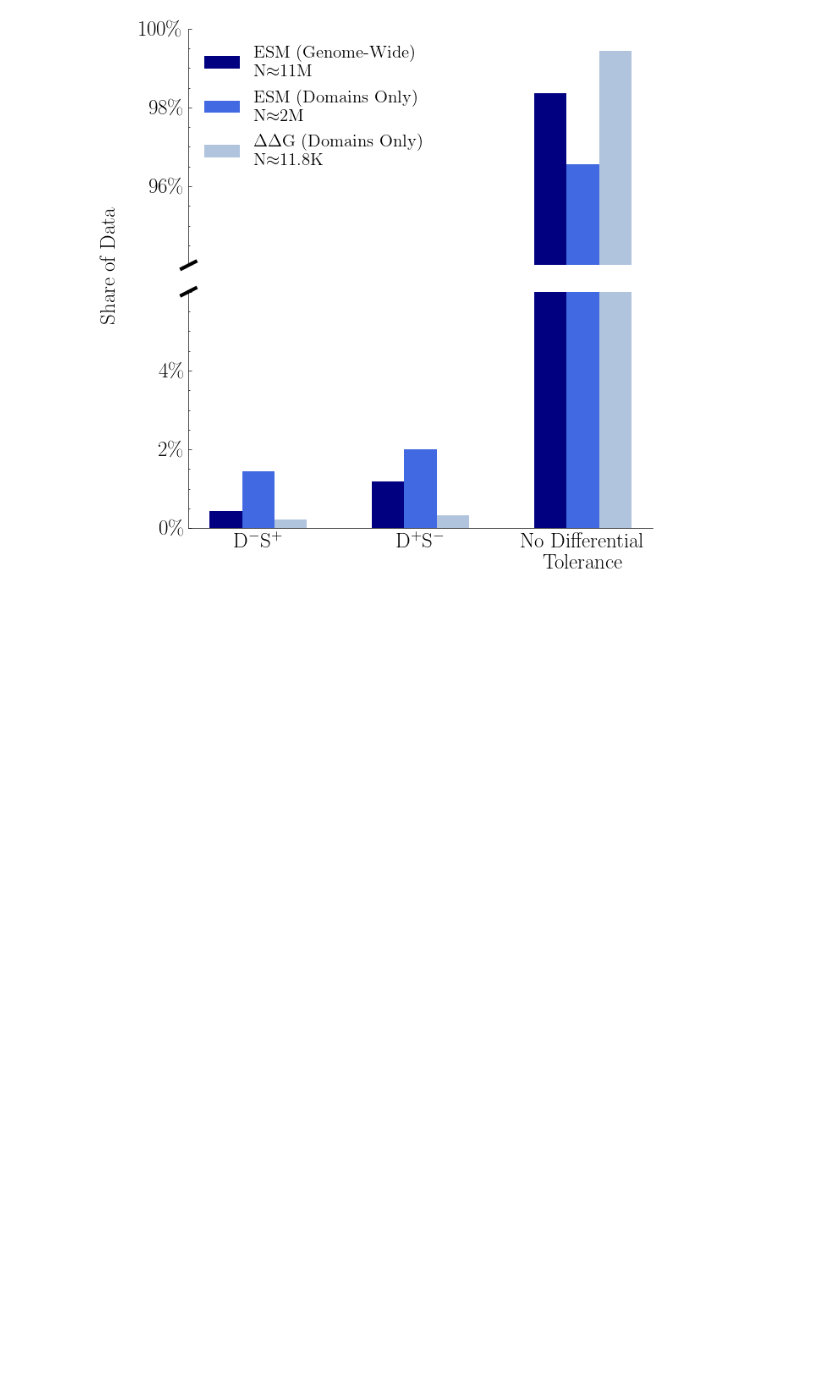
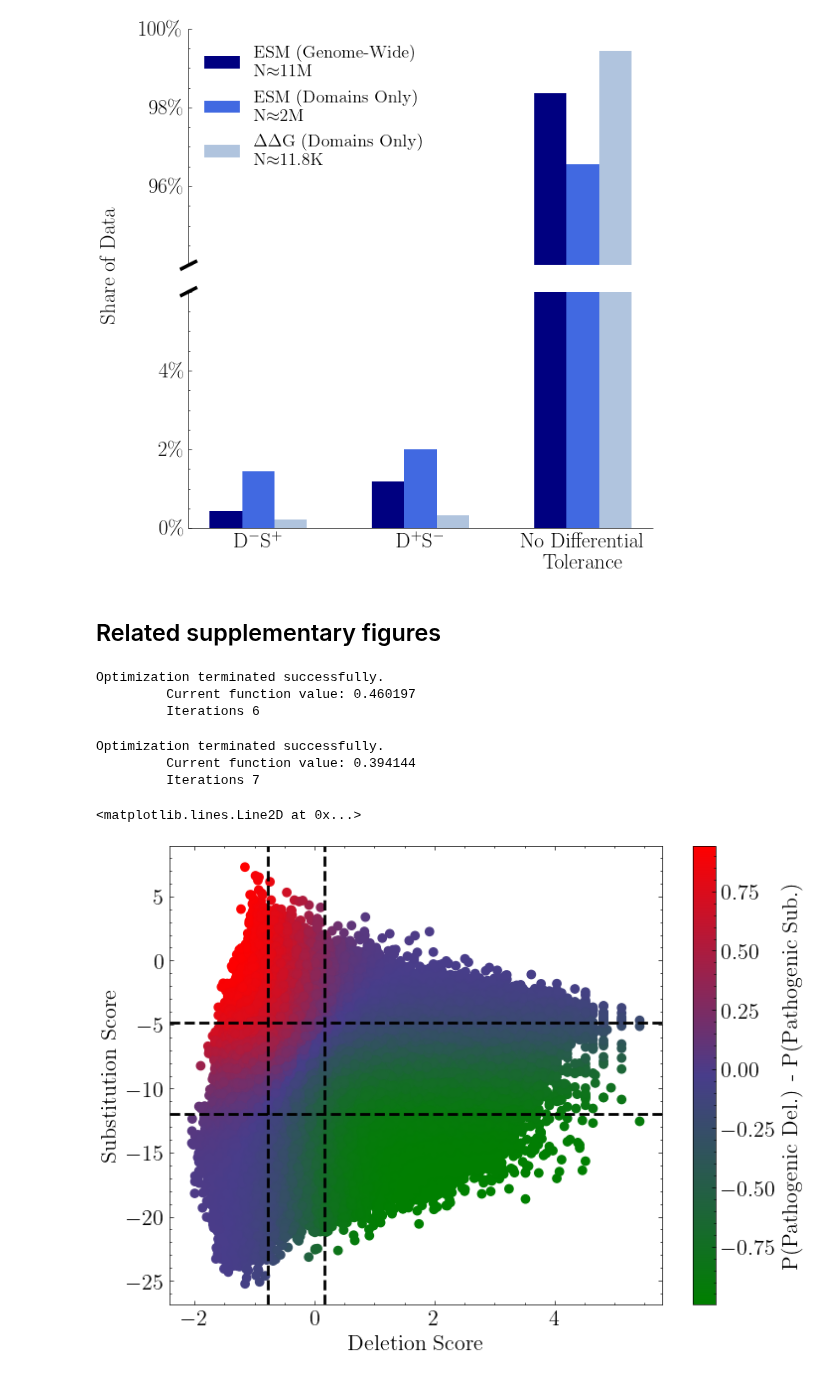
Before and after one commit to ntranoslab/diff-tol, a Jupyter notebook: code/fig2.ipynb, the cells around one changed output. Drawn from its saved outputs; the diff is of its cells as text; code cells hidden in the pictures; blank space fills up the shorter version.

Commit message:
continuous diff tol

```diff
--- a/code/fig2.ipynb
+++ b/code/fig2.ipynb
@@ -225,3 +227,59 @@ plt.savefig("../figures/fig2b.pdf")
 plt.show()
 # %% [output]
 [figure]
+# %% [markdown]
+## Related supplementary figures
+# %%
+benign_dels = pd.read_csv("https://raw.githubusercontent.com/ntranoslab/esm-variants/main/benchmarks/ClinVar_indel_benchmark_with_predictions.csv", index_col=0)\
+                         .query('label==0').query('mut_type=="deletion"')
+pathogenic_dels = pd.read_csv("https://raw.githubusercontent.com/ntranoslab/esm-variants/main/benchmarks/ClinVar_indel_benchmark_with_predictions.csv", index_col=0)\
+                             .query('label==1').query('mut_type=="deletion"')
+del_reg_data = pd.concat([benign_dels[["variant_index", "ESM1b_PLL"]].assign(pathogenic=0),
+                          pathogenic_dels[["variant_index", "ESM1b_PLL"]].assign(pathogenic=1)], axis=0)
+del_reg_data["log_aPLLR"] = -del_reg_data.ESM1b_PLL.apply(np.abs).apply(np.log10)
+del_reg_data["cons"] = 1
+
+del_log_reg = sm.Logit(del_reg_data[["pathogenic"]], del_reg_data[["log_aPLLR", "cons"]]).fit()
+# %% [output]
+Optimization terminated successfully.
+         Current function value: 0.460197
+         Iterations 6
+# %%
+benign_subs =  pd.read_csv("https://raw.githubusercontent.com/ntranoslab/esm-variants/main/benchmarks/ClinVar_gnomAD_benchmark_with_predictions.csv")\
+                          .dropna(subset=["clinvar_label"]).query('clinvar_label==0')
+pathogenic_subs = pd.read_csv("https://raw.githubusercontent.com/ntranoslab/esm-variants/main/benchmarks/ClinVar_gnomAD_benchmark_with_predictions.csv")\
+                              .dropna(subset=["clinvar_label"]).query('clinvar_label==1')
+sub_reg_data = pd.concat([benign_subs[["mut", "ESM1b_score"]].assign(pathogenic=0),
+                          pathogenic_subs[["mut", "ESM1b_score"]].assign(pathogenic=1)])
+sub_reg_data["cons"] = 1
+
+sub_log_reg = sm.Logit(sub_reg_data["pathogenic"], sub_reg_data[["ESM1b_score", "cons"]]).fit()
+# %% [output]
+Optimization terminated successfully.
+         Current function value: 0.394144
+         Iterations 7
+# %%
+del_sub["del_path_predict"] = del_log_reg.predict((-del_sub[["aPLLR"]].apply(np.log10)).assign(cons=1))
+del_sub["sub_path_predict"] = sub_log_reg.predict(del_sub[["avg_LLR"]].assign(cons=1))
+del_sub["path_predict_diff"] = del_sub.del_path_predict - del_sub.sub_path_predict
+# %%
+cmap = LinearSegmentedColormap.from_list("red_blue_green", ["green", "darkslateblue", "red"])
+
+scatter = plt.scatter(-del_sub.query('prot != "Q156A1"').aPLLR.apply(np.log10),
+            del_sub.query('prot != "Q156A1"').avg_LLR,
+            c=del_sub.query('prot != "Q156A1"').path_predict_diff,
+            cmap=cmap)
+plt.xlabel("Deletion Score", fontsize=16)
+plt.ylabel("Substitution Score", fontsize=16)
+colorbar = plt.colorbar(scatter)
+colorbar.set_label('P(Pathogenic Del.) - P(Pathogenic Sub.)',
+                  fontsize=16)
+
+plt.axvline(np.percentile(-del_sub.aPLLR.apply(np.log10), 25), lw=2, color="black", ls="--")
+plt.axvline(np.percentile(-del_sub.aPLLR.apply(np.log10), 75), lw=2, color="black", ls="--")
+
+plt.axhline(np.percentile(del_sub.avg_LLR, 25), lw=2, color="black", ls="--")
+plt.axhline(np.percentile(del_sub.avg_LLR, 75), lw=2, color="black", ls="--", label="25th/75th\nPercentile")
+# %% [output]
+<matplotlib.lines.Line2D at 0x...>
+[figure, added]
```
Also changed, not shown: parts of 1 cell of this notebook.
